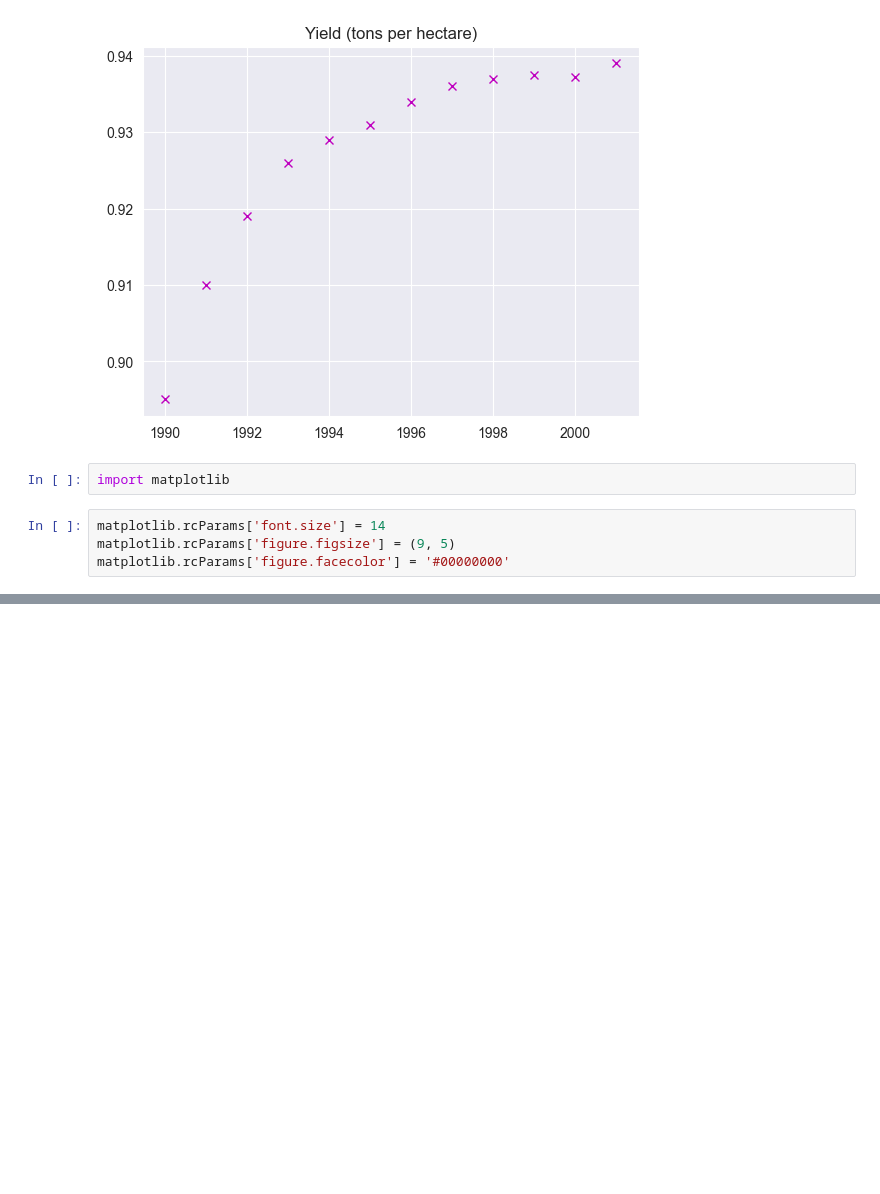
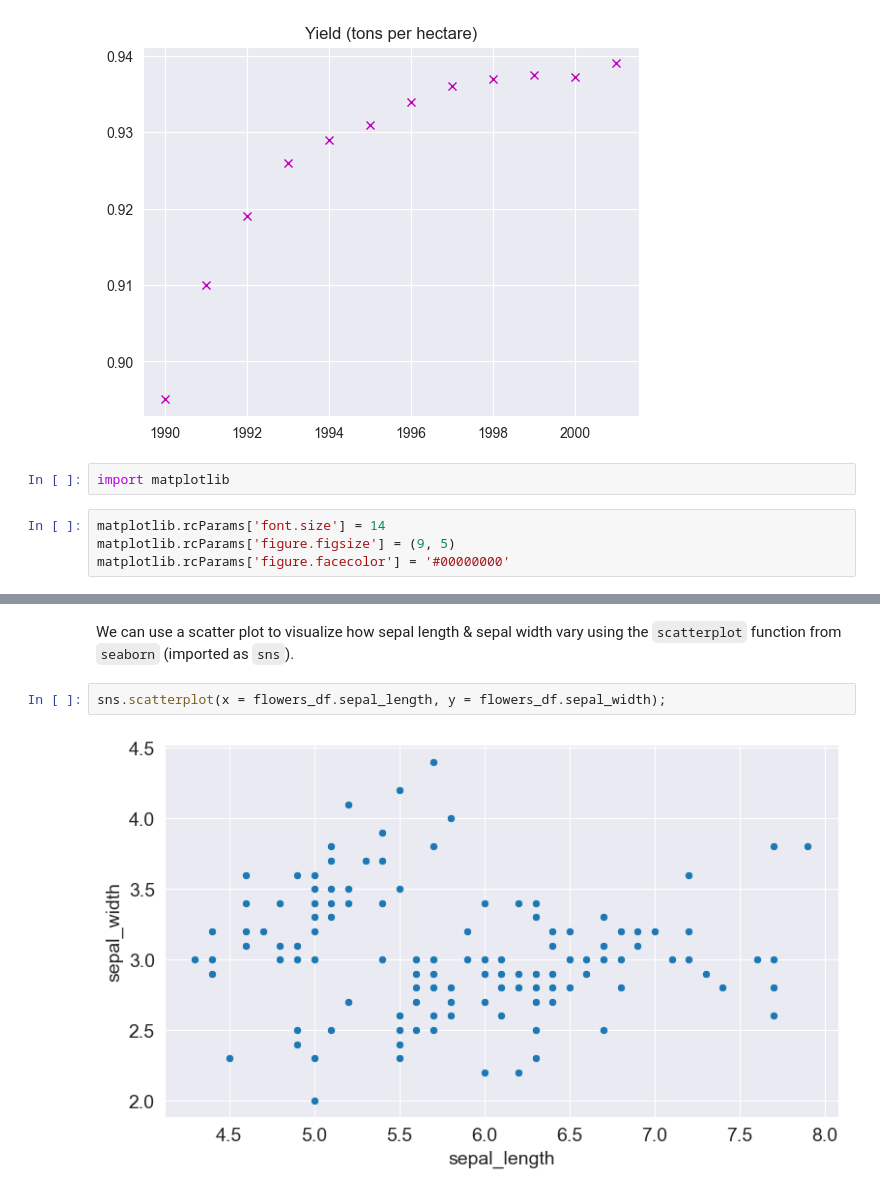
Before and after one commit to OjPreshuz/Matplotlib-Tutorial, a Jupyter notebook: matplotlib_tutorial.ipynb, the cells around one changed output, grey strips where cells are left out. Cells and saved outputs as stored; diff of their text form; blank space fills up the shorter version.

```diff
--- a/matplotlib_tutorial.ipynb
+++ b/matplotlib_tutorial.ipynb
@@ -191,0 +227,6 @@ matplotlib.rcParams['figure.facecolor'] = '#00000000'
+# %% [markdown]
+We can use a scatter plot to visualize how sepal length & sepal width vary using the `scatterplot` function from `seaborn` (imported as `sns`).
+# %%
+sns.scatterplot(x = flowers_df.sepal_length, y = flowers_df.sepal_width);
+# %% [output]
+[figure, added]
```
Also changed, not shown: parts of 10 cells of this notebook.
